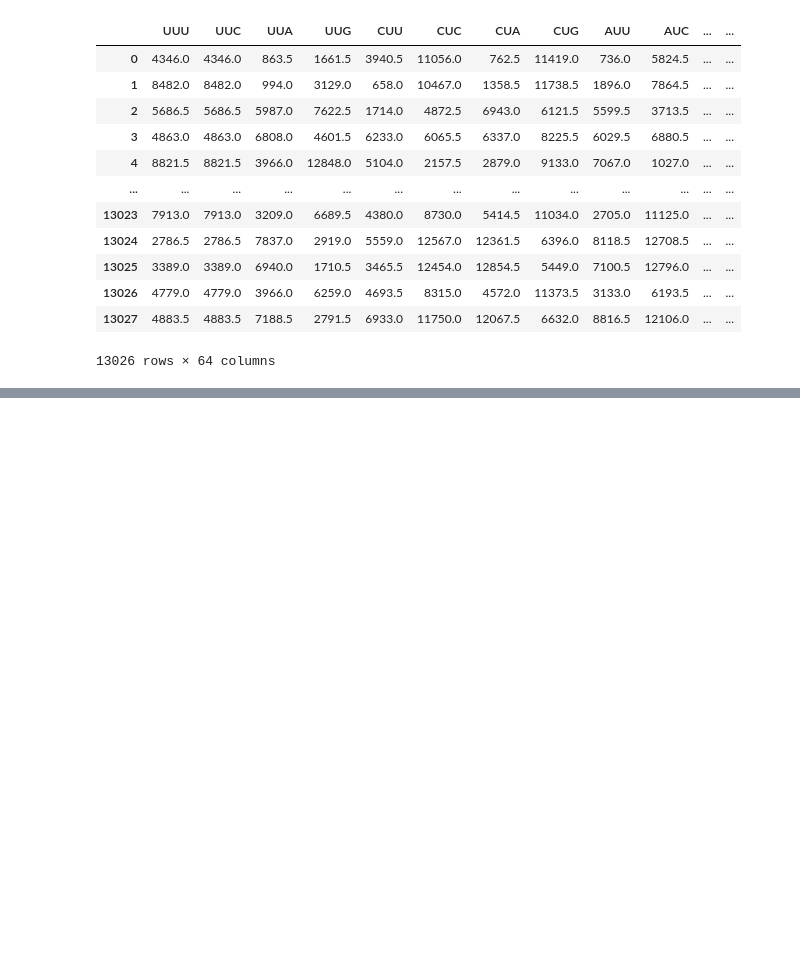
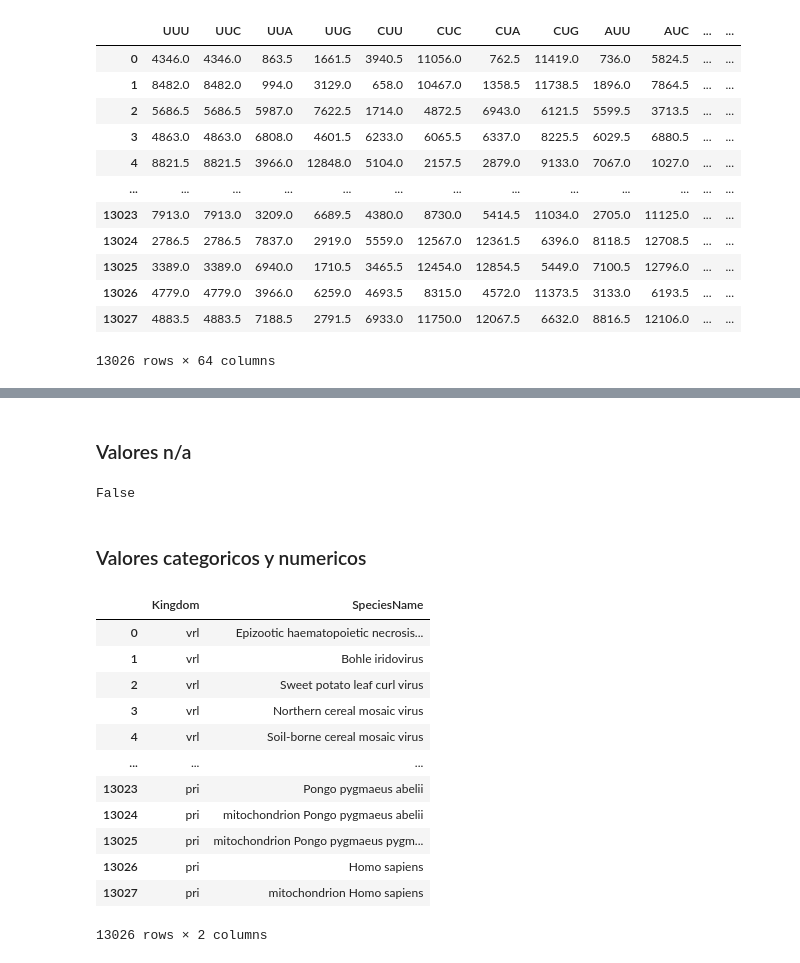
Before and after one commit to Br5n1ch4/gitrepos, a Jupyter notebook: CURSO_ACI777/Catedra 1/Catedra 1.ipynb, the cells around one changed output, grey strips where cells are left out. Cells and saved outputs as stored; diff of their text form; code cells hidden in the pictures; blank space fills up the shorter version.

```diff
--- a/CURSO_ACI777/Catedra 1/Catedra 1.ipynb
+++ b/CURSO_ACI777/Catedra 1/Catedra 1.ipynb
@@ -150,0 +126,8 @@ df
+# %% [markdown]
+### Valores n/a
+# %%
+df.isnull().values.any()
+# %% [output]
+False
+# %% [markdown]
+### Valores categoricos y numericos
@@ -150,0 +140,16 @@ df
+# %%
+df.loc[:,df.dtypes=='object']
+# %% [output]
+|  | Kingdom | SpeciesName |
+| 0 | vrl | Epizootic haematopoietic necrosis... |
+| 1 | vrl | Bohle iridovirus |
+| 2 | vrl | Sweet potato leaf curl virus |
+| 3 | vrl | Northern cereal mosaic virus |
+| 4 | vrl | Soil-borne cereal mosaic virus |
+| ... | ... | ... |
+| 13023 | pri | Pongo pygmaeus abelii |
+| 13024 | pri | mitochondrion Pongo pygmaeus abelii |
+| 13025 | pri | mitochondrion Pongo pygmaeus pygm... |
+| 13026 | pri | Homo sapiens |
+| 13027 | pri | mitochondrion Homo sapiens |
+13026 rows × 2 columns
```
Also changed, not shown: parts of 15 cells of this notebook.
